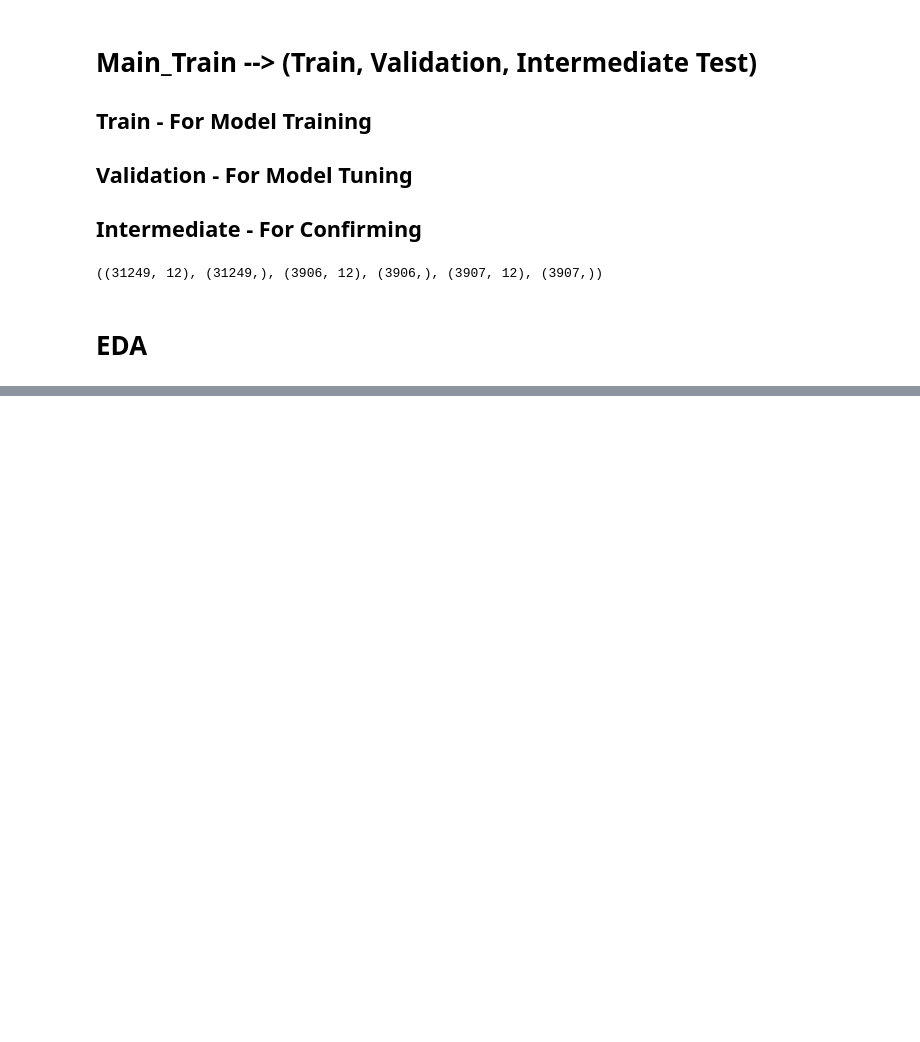
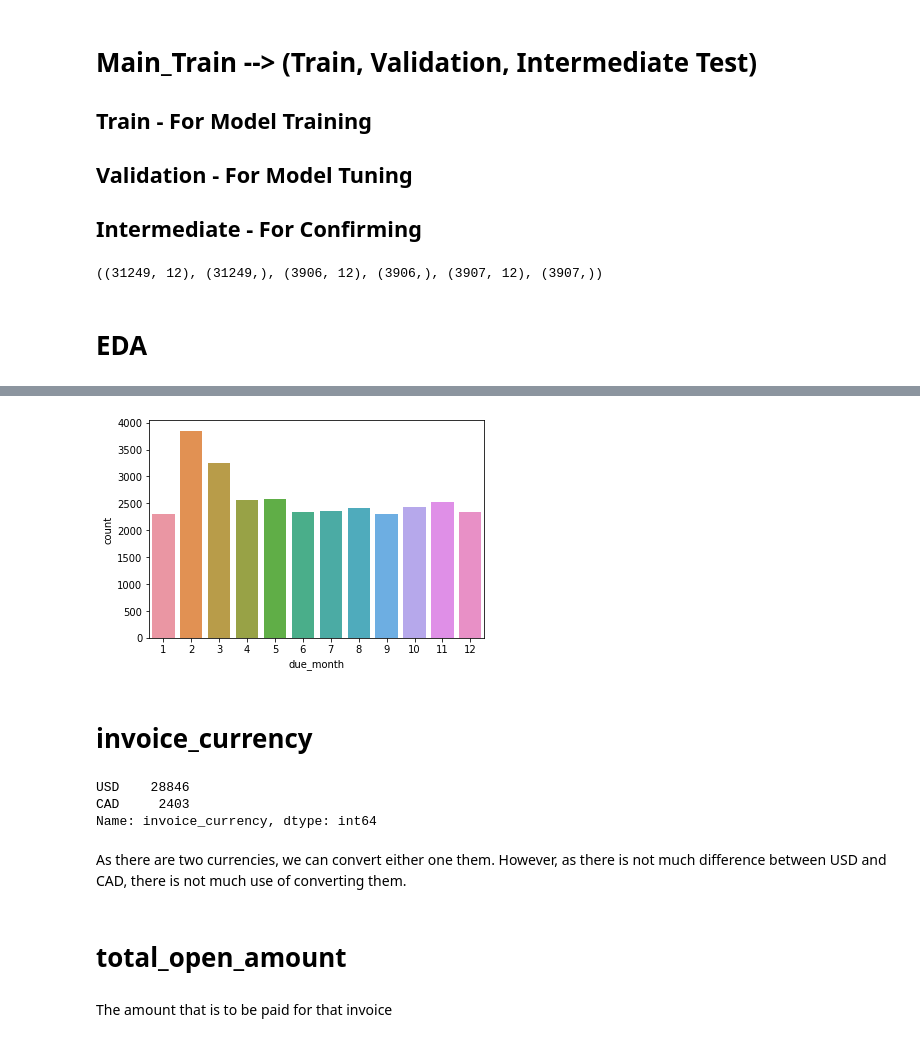
Before and after one commit to souvikpal2000/B2B-Invoice-Management-Application, a Jupyter notebook: InvoiceML.ipynb, the cells around one changed output, grey strips where cells are left out. Saved outputs shown, nothing was run; the diff lists cells and outputs as text; code cells hidden in the pictures; blank space fills up the shorter version.

```diff
--- a/InvoiceML.ipynb
+++ b/InvoiceML.ipynb
@@ -622,0 +685,3 @@ KeyError: 'clear_'
+# %%
+due_month = X_train['due_in_date'].dt.month
+due_month.value_counts()
@@ -622,0 +702,20 @@ KeyError: 'clear_'
+# %%
+ax = sns.countplot(x = due_month)
+ax.set(xlabel='due_month', ylabel='count')
+plt.show()
+# %% [output]
+[figure, added]
+# %% [markdown]
+# **invoice_currency**
+# %%
+X_train["invoice_currency"].value_counts()
+# %% [output]
+USD    28846
+CAD     2403
+Name: invoice_currency, dtype: int64
+# %% [markdown]
+As there are two currencies, we can convert either one them. However, as there is not much difference between USD and CAD, there is not much use of converting them.
+# %% [markdown]
+# **total_open_amount**
+# %% [markdown]
+The amount that is to be paid for that invoice
```
Also changed, not shown: parts of 95 cells of this notebook.
